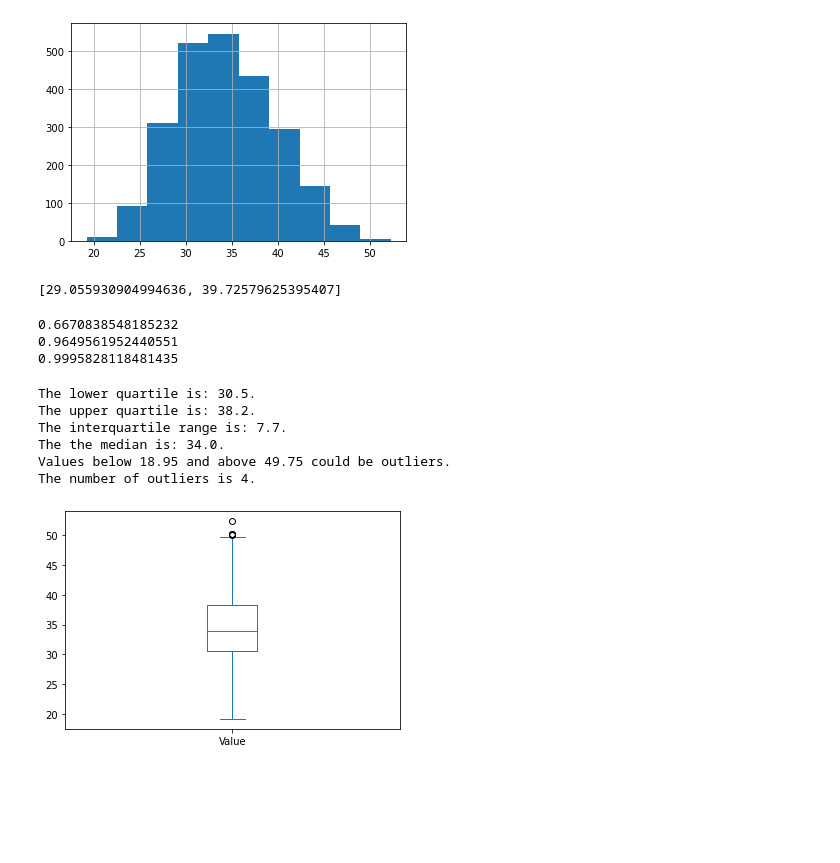
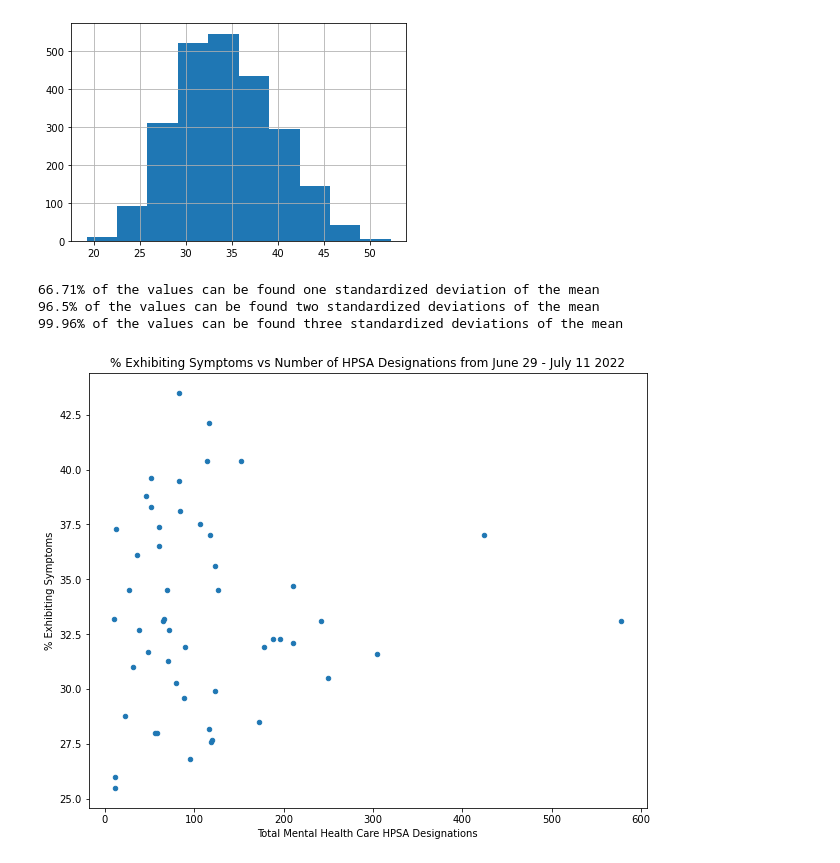
Before and after one commit to nitchon/covid_mental_health, a Jupyter notebook: Mental Health in America.ipynb, the cells around one changed output. Drawn from its saved outputs; the diff is of its cells as text; code cells hidden in the pictures; blank space fills up the shorter version.

```diff
--- a/Mental Health in America.ipynb
+++ b/Mental Health in America.ipynb
@@ -368,49 +329,29 @@ plt.show()
         Mean  Median   Variance  Standard Deviation       SEM
 0  34.390864    34.0  28.461507            5.334933  0.108967
 [figure]
-# %%
-one_stdev = [(values.mean() - values.std()),(values.mean()+values.std())]
-two_stdev = [(values.mean() - 2*(values.std())),(values.mean()+2*(values.std()))]
-three_stdev = [(values.mean() - 3*(values.std())),(values.mean()+3*(values.std()))]
-print(one_stdev)
-# %% [output]
-[29.055930904994636, 39.72579625395407]
 # %%
+one_stdev = [(values.mean() - values.std()),(values.mean()+values.std())]
+two_stdev = [(values.mean() - 2*(values.std())),(values.mean()+2*(values.std()))]
+three_stdev = [(values.mean() - 3*(values.std())),(values.mean()+3*(values.std()))]
 first_stdev = [x for x in values if x>one_stdev[0] and x<one_stdev[1]]
 second_stdev = [x for x in values if x>two_stdev[0] and x<two_stdev[1]]
 three_stdev =[x for x in values if x>three_stdev[0] and x<three_stdev[1]]
-print(len(first_stdev)/len(values))
-print(len(second_stdev)/len(values))
-print(len(three_stdev)/len(values))
+
+one = 100*(len(first_stdev)/len(values))
+two = 100*(len(second_stdev)/len(values))
+three = 100*(len(three_stdev)/len(values))
+
+
+print(f'{round(one,2)}% of the values can be found one standardized deviation of the mean')
+print(f'{round(two,2)}% of the values can be found two standardized deviations of the mean')
+print(f'{round(three,2)}% of the values can be found three standardized deviations of the mean')
 # %% [output]
-0.6670838548185232
-0.9649561952440551
-0.9995828118481435
+66.71% of the values can be found one standardized deviation of the mean
+96.5% of the values can be found two standardized deviations of the mean
+99.96% of the values can be found three standardized deviations of the mean
-# %%
-quartiles = values.quantile([.25,.5,.75])
-lowerq = quartiles[0.25]
-upperq = quartiles[0.75]
-iqr = upperq - lowerq
-lower_bound = lowerq - (1.5*iqr)
-upper_bound = upperq + (1.5*iqr)
-outliers = values.loc[(values<lower_bound) | (values>upper_bound)]
-outliers
-print(f"The lower quartile is: {round(lowerq,2)}.")
-print(f"The upper quartile is: {round(upperq,2)}.")
-print(f"The interquartile range is: {round(iqr,2)}.")
-print(f"The the median is: {round(quartiles[0.5],2)}. ")
-print(f"Values below {round(lower_bound,2)} and above {round(upper_bound,2)} could be outliers.")
-print(f'The number of outliers is {len(outliers)}.')
-flierprops = dict(marker='d', markerfacecolor='blue', markersize=15,
-                  linestyle='none')
-
-values.plot(kind="box")
-plt.show()
-# %% [output]
-The lower quartile is: 30.5.
-The upper quartile is: 38.2.
-The interquartile range is: 7.7.
-The the median is: 34.0.
-Values below 18.95 and above 49.75 could be outliers.
-The number of outliers is 4.
-[figure, removed]
+# %%
+recent.plot(kind="scatter",x='Total Mental Health Care HPSA Designations',y="Value",ylabel="% Exhibiting Symptoms",
+                    title="% Exhibiting Symptoms vs Number of HPSA Designations from June 29 - July 11 2022",figsize=(10,8))
+plt.show()
+# %% [output]
+[figure, added]
```
Also changed, not shown: parts of 10 cells of this notebook.
